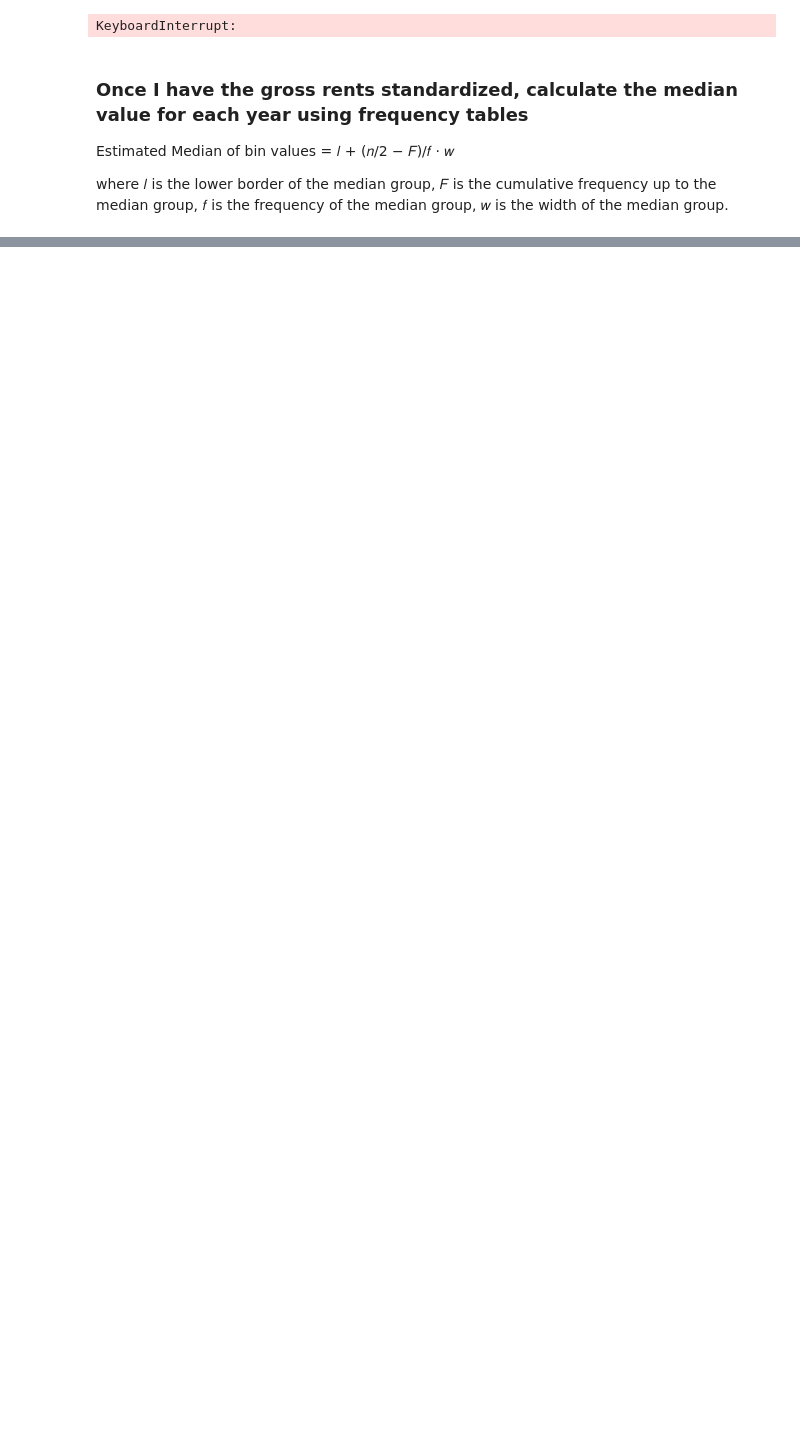
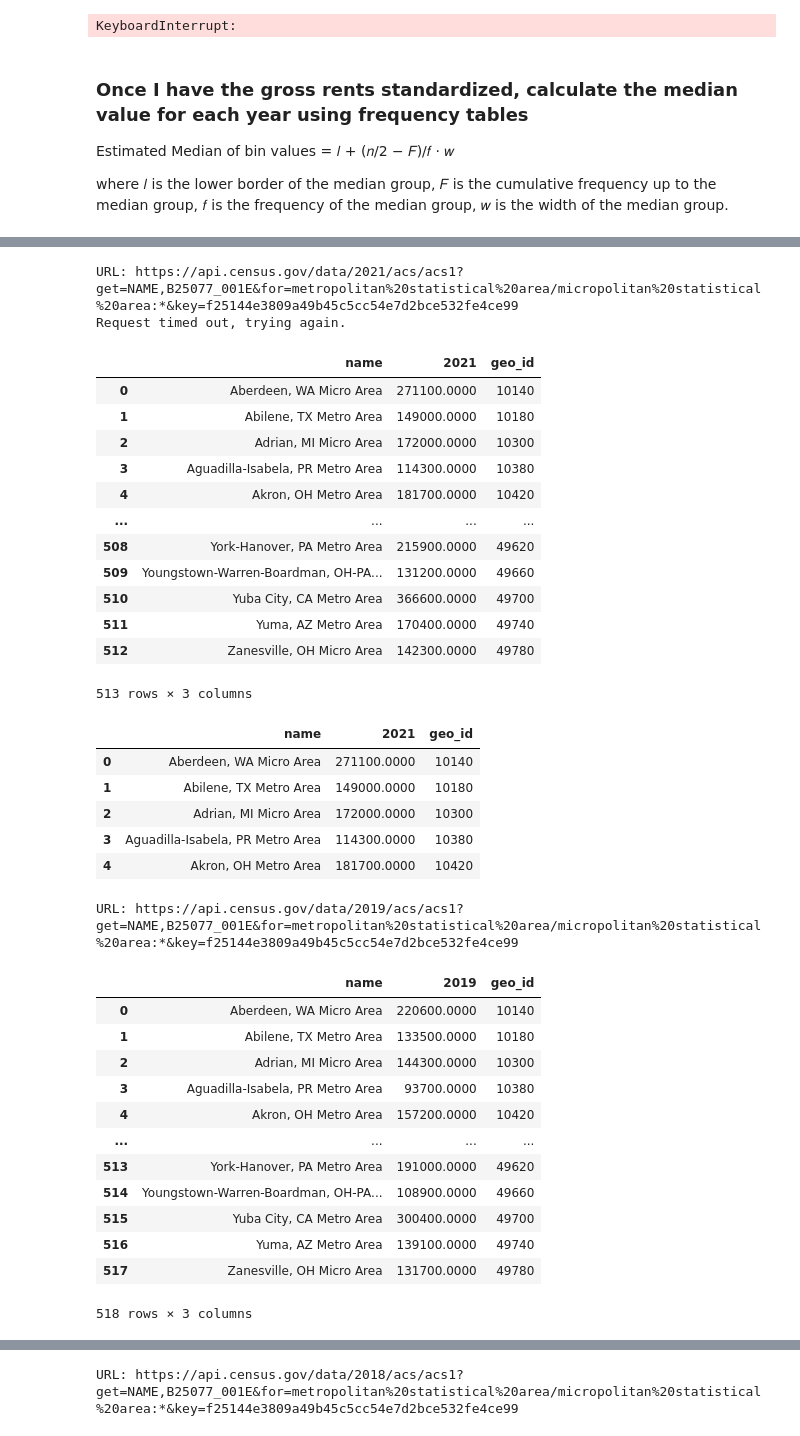
Before and after one commit to AustinJamesWolff/housing_supply_and_demand, a Jupyter notebook: census_api.ipynb, the cells around one changed output, grey strips where cells are left out. Cells and saved outputs as stored; diff of their text form; code cells hidden in the pictures; blank space fills up the shorter version.

```diff
--- a/census_api.ipynb
+++ b/census_api.ipynb
@@ -1512,0 +1527,78 @@ Name: 2012, dtype: float64
+# %%
+%%time
+# Start list
+df_list = []
+nest_asyncio.apply()
+end_year = 2021
+begin_year = 2010
+
+# Start session
+session = Session()
+
+# Define our API variable
+# It's within a dictionary because some variables
+# can change names from year to year (but not all)
+census_code_dict = {
+    2010: 'B25077_001E',
+    2011: 'B25077_001E',
+    2012: 'B25077_001E',
+    2013: 'B25077_001E',
+    2014: 'B25077_001E',
+    2015: 'B25077_001E', # No change in code number this year
+    2016: 'B25077_001E',
+    2017: 'B25077_001E',
+    2018: 'B25077_001E',
+    2019: 'B25077_001E',
+    # There is no ACS 1-year data for 2020
+    2021: 'B25077_001E'
+}
+
+census_code_meaning='median_price_msa'
+
+# Run the API call
+asyncio.run(url_to_dataframe_async_acs1(begin_year, end_year,
+                                          census_code_dict=census_code_dict,
+                                          df_list=df_list,
+                                          census_code_meaning=census_code_meaning,
+                                         get_msa=True))
+
+# Get merged dataframe
+median_price_msa = final_data_prep(
+    df_list, census_code_meaning,
+    msa=True, end_year=end_year)
+# %% [output]
+URL: https://api.census.gov/data/2021/acs/acs1?get=NAME,B25077_001E&for=metropolitan%20statistical%20area/micropolitan%20statistical%20area:*&key=f25144e3809a49b45c5cc54e7d2bce532fe4ce99
+Request timed out, trying again.
+|  | name | 2021 | geo_id |
+| 0 | Aberdeen, WA Micro Area | 271100.0000 | 10140 |
+| 1 | Abilene, TX Metro Area | 149000.0000 | 10180 |
+| 2 | Adrian, MI Micro Area | 172000.0000 | 10300 |
+| 3 | Aguadilla-Isabela, PR Metro Area | 114300.0000 | 10380 |
+| 4 | Akron, OH Metro Area | 181700.0000 | 10420 |
+| ... | ... | ... | ... |
+| 508 | York-Hanover, PA Metro Area | 215900.0000 | 49620 |
+| 509 | Youngstown-Warren-Boardman, OH-PA... | 131200.0000 | 49660 |
+| 510 | Yuba City, CA Metro Area | 366600.0000 | 49700 |
+| 511 | Yuma, AZ Metro Area | 170400.0000 | 49740 |
+| 512 | Zanesville, OH Micro Area | 142300.0000 | 49780 |
+513 rows × 3 columns
+|  | name | 2021 | geo_id |
+| 0 | Aberdeen, WA Micro Area | 271100.0000 | 10140 |
+| 1 | Abilene, TX Metro Area | 149000.0000 | 10180 |
+| 2 | Adrian, MI Micro Area | 172000.0000 | 10300 |
+| 3 | Aguadilla-Isabela, PR Metro Area | 114300.0000 | 10380 |
+| 4 | Akron, OH Metro Area | 181700.0000 | 10420 |
+URL: https://api.census.gov/data/2019/acs/acs1?get=NAME,B25077_001E&for=metropolitan%20statistical%20area/micropolitan%20statistical%20area:*&key=f25144e3809a49b45c5cc54e7d2bce532fe4ce99
+|  | name | 2019 | geo_id |
+| 0 | Aberdeen, WA Micro Area | 220600.0000 | 10140 |
+| 1 | Abilene, TX Metro Area | 133500.0000 | 10180 |
+| 2 | Adrian, MI Micro Area | 144300.0000 | 10300 |
+| 3 | Aguadilla-Isabela, PR Metro Area | 93700.0000 | 10380 |
+| 4 | Akron, OH Metro Area | 157200.0000 | 10420 |
+| ... | ... | ... | ... |
+| 513 | York-Hanover, PA Metro Area | 191000.0000 | 49620 |
+| 514 | Youngstown-Warren-Boardman, OH-PA... | 108900.0000 | 49660 |
+| 515 | Yuba City, CA Metro Area | 300400.0000 | 49700 |
+| 516 | Yuma, AZ Metro Area | 139100.0000 | 49740 |
+| 517 | Zanesville, OH Micro Area | 131700.0000 | 49780 |
+518 rows × 3 columns
@@ -1512,0 +1611 @@ Name: 2012, dtype: float64
+URL: https://api.census.gov/data/2018/acs/acs1?get=NAME,B25077_001E&for=metropolitan%20statistical%20area/micropolitan%20statistical%20area:*&key=f25144e3809a49b45c5cc54e7d2bce532fe4ce99
```
Also changed, not shown: parts of 22 cells of this notebook, 6 other files.
